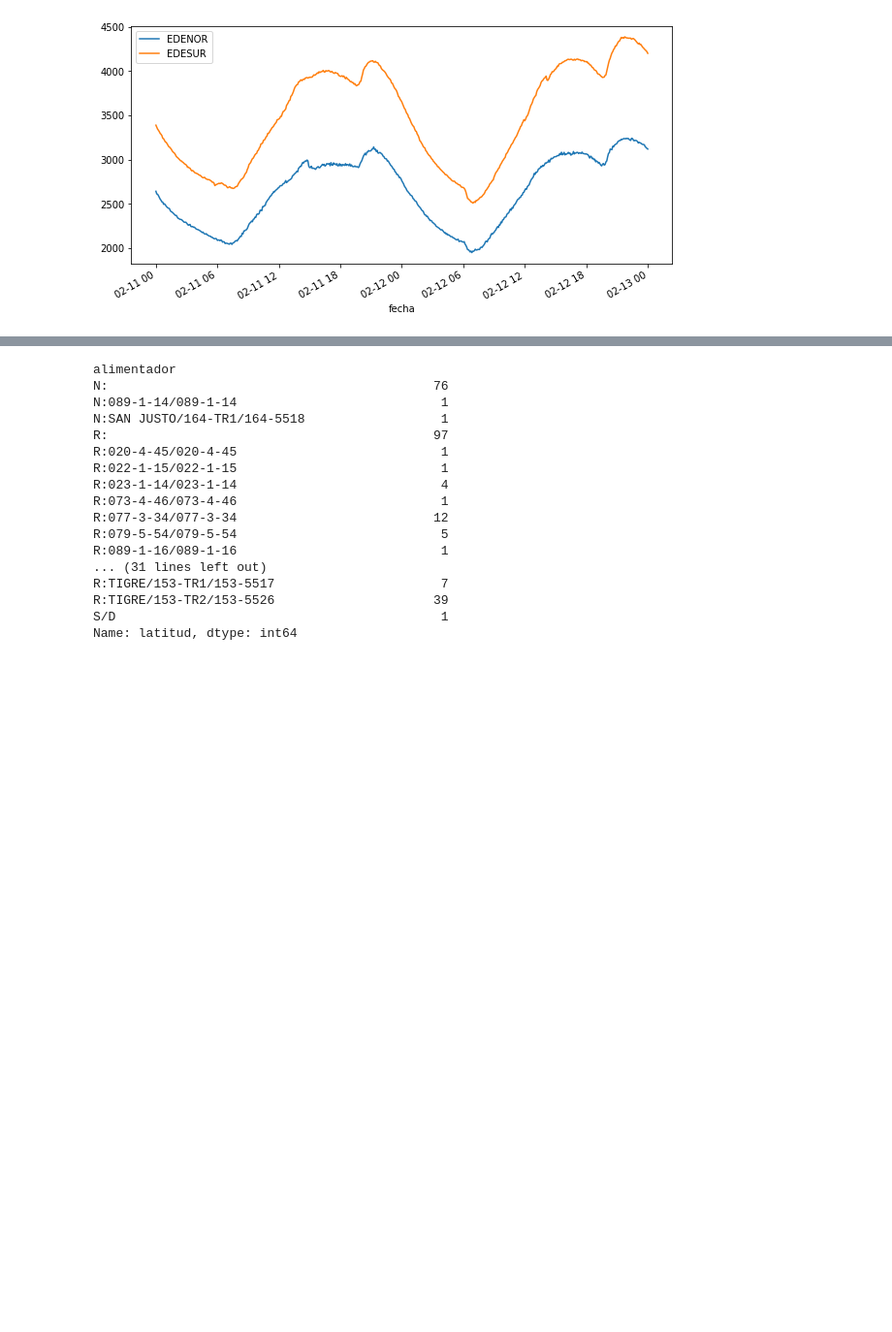
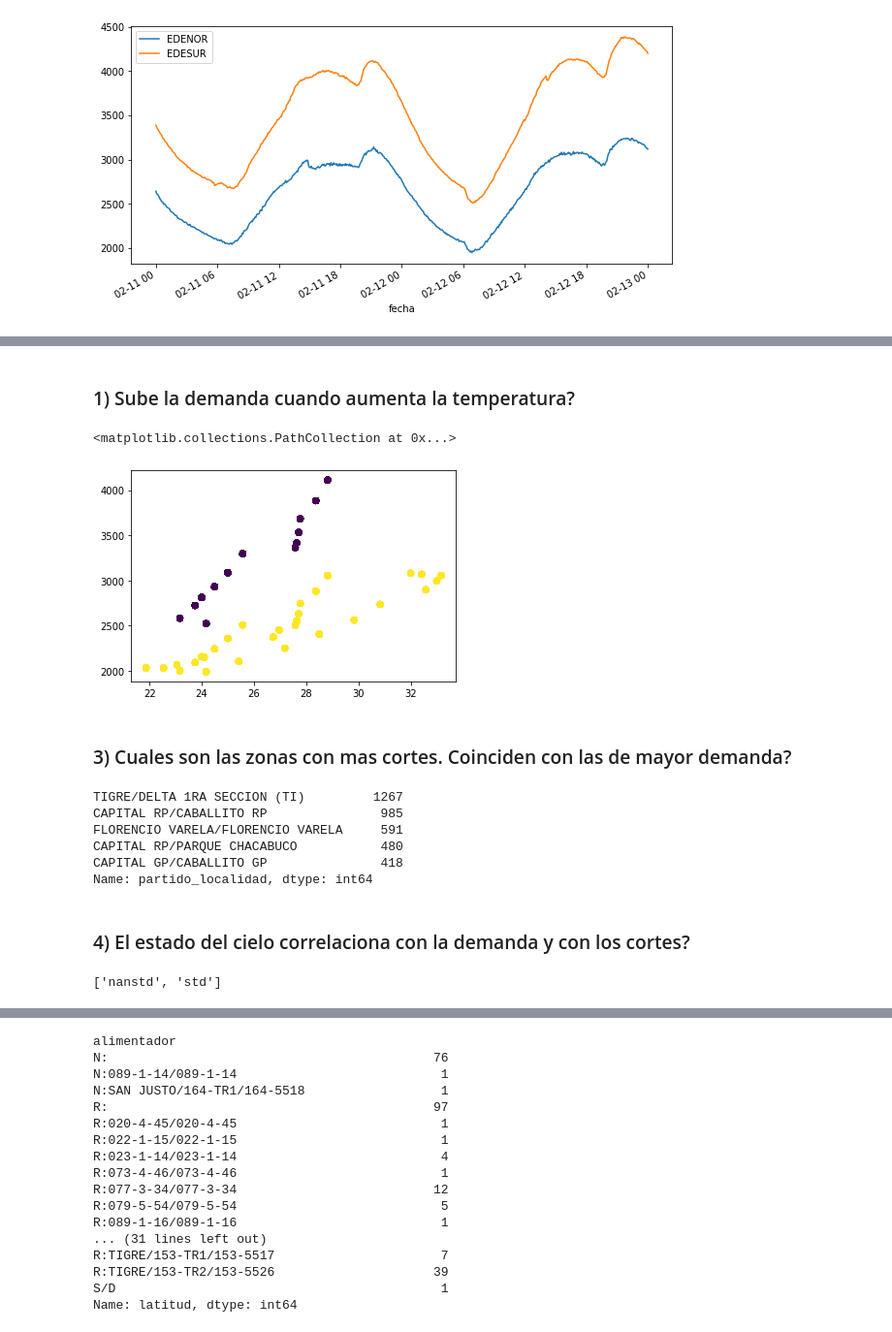
Before and after one commit to elsonidoq/enre, a Jupyter notebook: EDA.ipynb, the cells around one changed output, grey strips where cells are left out. Shown at 97% size. Saved outputs shown, nothing was run; the diff lists cells and outputs as text; code cells hidden in the pictures; blank space fills up the shorter version.

```diff
--- a/EDA.ipynb
+++ b/EDA.ipynb
@@ -238,3 +239,7 @@ HeatMap(data_points, radius=20).add_to(m)
 m
 # %% [output]
 [interactive output not drawn]
+# %%
+clima_df = pd.DataFrame(clima)
+clima_df['date_hour'] = clima_df.datetime.apply(lambda x: x.replace(minute=0))
+clima_df['temperatura'] = clima_df['temperatura'].astype('int')
@@ -240,0 +255,19 @@ m
+# %%
+clima_df_hour = (
+    clima_df.groupby('date_hour')
+            .agg({'estado_cielo': pd.Series.mode, 'ufs_edesur': 'mean',
+                  'ufs_edenor': 'mean', 'temperatura': 'mean'})
+           .reset_index()
+)
+# %%
+demanda_df['date_hour'] = demanda_df.fecha.apply(lambda x: x.replace(minute=0))
+demanda_df_hour = (
+    demanda_df.groupby(['date_hour', 'region'])
+            .agg({'demHoy': 'mean', 'demAyer': 'mean', 'demSemanaAnt': 'mean'})
+            .reset_index()
+)
+# %%
+merged = (
+    cortes_df.merge(clima_df_hour, left_on='date_hour', right_on='date_hour')
+             .merge(demanda_df_hour, left_on=('date_hour', 'region'), right_on=('date_hour', 'region'))
+)
@@ -240,0 +303,9 @@ m
+# %% [markdown]
+### 1) Sube la demanda cuando aumenta la temperatura?
+# %%
+plt.scatter(merged.temperatura, merged.demHoy, c=merged.region)
+# %% [output]
+<matplotlib.collections.PathCollection at 0x...>
+[figure, added]
+# %% [markdown]
+### 3) Cuales son las zonas con mas cortes. Coinciden con las de mayor demanda?
@@ -240,0 +314,17 @@ m
+# %%
+cortes_df.partido_localidad.value_counts().head(5)
+# %% [output]
+TIGRE/DELTA 1RA SECCION (TI)         1267
+CAPITAL RP/CABALLITO RP               985
+FLORENCIO VARELA/FLORENCIO VARELA     591
+CAPITAL RP/PARQUE CHACABUCO           480
+CAPITAL GP/CABALLITO GP               418
+Name: partido_localidad, dtype: int64
+# %% [markdown]
+### 4) El estado del cielo correlaciona con la demanda y con los cortes?
+# %%
+import numpy as np
+
+[e for e in dir(np) if 'std' in e]
+# %% [output]
+['nanstd', 'std']
```
Also changed, not shown: parts of 16 cells of this notebook.
